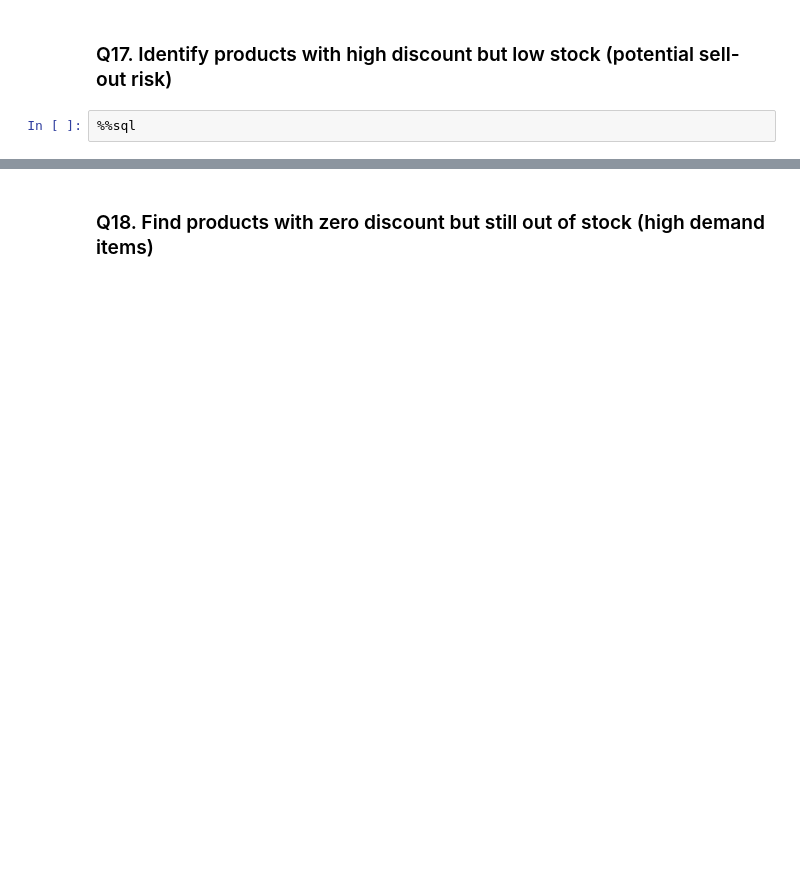
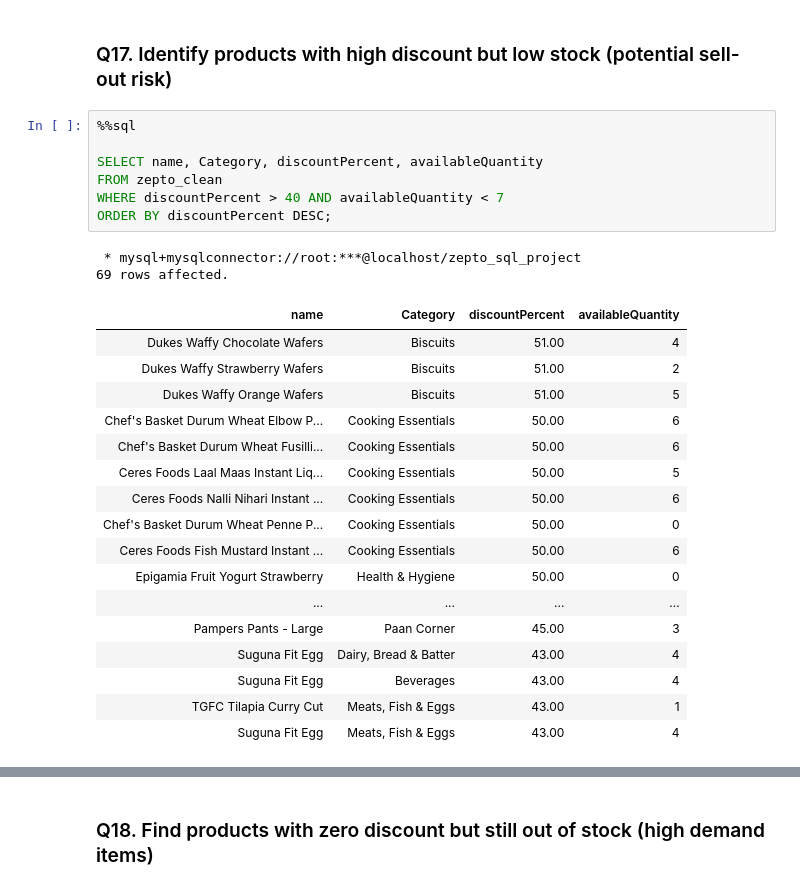
Before and after one commit to S8naK/E-Commerce-Inventory-Analysis, a Jupyter notebook: zepto_inventory_analysis.ipynb, the cells around one changed output, grey strips where cells are left out. Saved outputs shown, nothing was run; the diff lists cells and outputs as text; blank space fills up the shorter version.

```diff
--- a/zepto_inventory_analysis.ipynb
+++ b/zepto_inventory_analysis.ipynb
@@ -576,5 +819,30 @@ ORDER BY Category, mrp DESC, name;
 ### Q17. Identify products with high discount but low stock (potential sell-out risk)
 # %%
 %%sql
+
+SELECT name, Category, discountPercent, availableQuantity
+FROM zepto_clean
+WHERE discountPercent > 40 AND availableQuantity < 7
+ORDER BY discountPercent DESC;
+# %% [output]
+ * mysql+mysqlconnector://root:***@localhost/zepto_sql_project
+69 rows affected.
+| name | Category | discountPercent | availableQuantity |
+| Dukes Waffy Chocolate Wafers | Biscuits | 51.00 | 4 |
+| Dukes Waffy Strawberry Wafers | Biscuits | 51.00 | 2 |
+| Dukes Waffy Orange Wafers | Biscuits | 51.00 | 5 |
+| Chef's Basket Durum Wheat Elbow P... | Cooking Essentials | 50.00 | 6 |
+| Chef's Basket Durum Wheat Fusilli... | Cooking Essentials | 50.00 | 6 |
+| Ceres Foods Laal Maas Instant Liq... | Cooking Essentials | 50.00 | 5 |
+| Ceres Foods Nalli Nihari Instant ... | Cooking Essentials | 50.00 | 6 |
+| Chef's Basket Durum Wheat Penne P... | Cooking Essentials | 50.00 | 0 |
+| Ceres Foods Fish Mustard Instant ... | Cooking Essentials | 50.00 | 6 |
+| Epigamia Fruit Yogurt Strawberry | Health & Hygiene | 50.00 | 0 |
+| ... | ... | ... | ... |
+| Pampers Pants - Large | Paan Corner | 45.00 | 3 |
+| Suguna Fit Egg | Dairy, Bread & Batter | 43.00 | 4 |
+| Suguna Fit Egg | Beverages | 43.00 | 4 |
+| TGFC Tilapia Curry Cut | Meats, Fish & Eggs | 43.00 | 1 |
+| Suguna Fit Egg | Meats, Fish & Eggs | 43.00 | 4 |
 # %% [markdown]
 #### Insights
```
Also changed, not shown: parts of 26 cells of this notebook, 1 other file.
